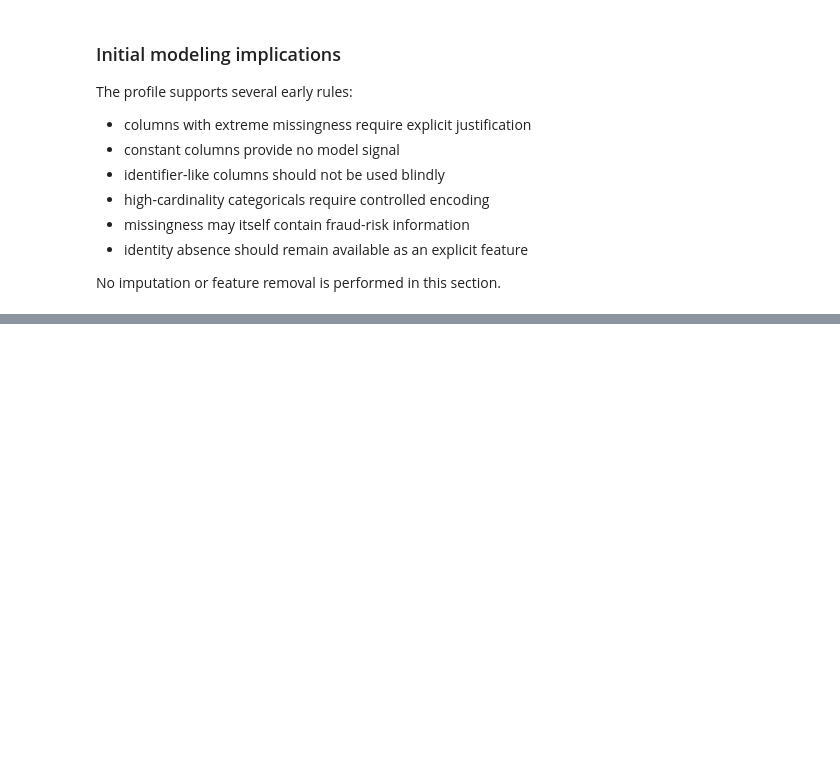
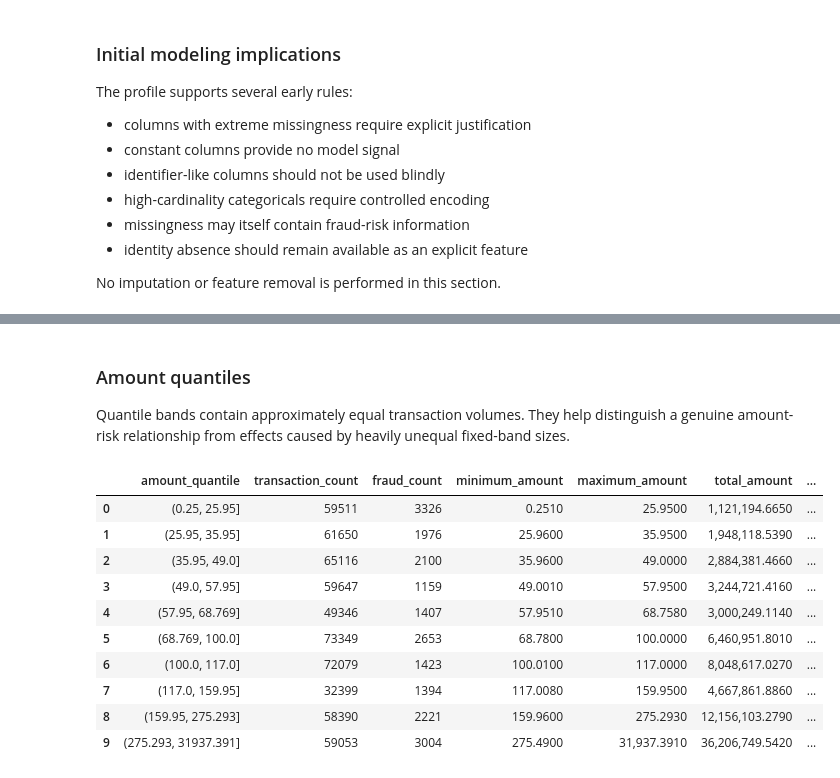
Before and after one commit to kivancfk/riskflow-payguard, a Jupyter notebook: notebooks/01_eda.ipynb, the cells around one changed output, grey strips where cells are left out. Cells and saved outputs as stored; diff of their text form; code cells hidden in the pictures; blank space fills up the shorter version.

Commit message:
feat: analyze transaction amount fraud patterns

```diff
--- a/notebooks/01_eda.ipynb
+++ b/notebooks/01_eda.ipynb
@@ -621,0 +868,53 @@ No imputation or feature removal is performed in this section.
+# %% [markdown]
+### Amount quantiles
+
+Quantile bands contain approximately equal transaction volumes. They help
+distinguish a genuine amount-risk relationship from effects caused by heavily
+unequal fixed-band sizes.
+# %%
+amount_analysis["amount_quantile"] = pd.qcut(
+    amount_analysis[AMOUNT_COLUMN],
+    q=10,
+    duplicates="drop",
+)
+
+quantile_amount_summary = (
+    amount_analysis
+    .groupby(
+        "amount_quantile",
+        observed=False,
+    )
+    .agg(
+        transaction_count=(TARGET_COLUMN, "size"),
+        fraud_count=(TARGET_COLUMN, "sum"),
+        minimum_amount=(AMOUNT_COLUMN, "min"),
+        maximum_amount=(AMOUNT_COLUMN, "max"),
+        total_amount=(AMOUNT_COLUMN, "sum"),
+        fraud_amount=("fraud_amount", "sum"),
+    )
+    .reset_index()
+)
+
+quantile_amount_summary["fraud_rate"] = (
+    quantile_amount_summary["fraud_count"]
+    / quantile_amount_summary["transaction_count"]
+)
+
+quantile_amount_summary["fraud_capture_share"] = (
+    quantile_amount_summary["fraud_count"]
+    / quantile_amount_summary["fraud_count"].sum()
+)
+
+display(quantile_amount_summary)
+# %% [output]
+|  | amount_quantile | transaction_count | fraud_count | minimum_amount | maximum_amount | total_amount | ... |
+| 0 | (0.25, 25.95] | 59511 | 3326 | 0.2510 | 25.9500 | 1,121,194.6650 | ... |
+| 1 | (25.95, 35.95] | 61650 | 1976 | 25.9600 | 35.9500 | 1,948,118.5390 | ... |
+| 2 | (35.95, 49.0] | 65116 | 2100 | 35.9600 | 49.0000 | 2,884,381.4660 | ... |
+| 3 | (49.0, 57.95] | 59647 | 1159 | 49.0010 | 57.9500 | 3,244,721.4160 | ... |
+| 4 | (57.95, 68.769] | 49346 | 1407 | 57.9510 | 68.7580 | 3,000,249.1140 | ... |
+| 5 | (68.769, 100.0] | 73349 | 2653 | 68.7800 | 100.0000 | 6,460,951.8010 | ... |
+| 6 | (100.0, 117.0] | 72079 | 1423 | 100.0100 | 117.0000 | 8,048,617.0270 | ... |
+| 7 | (117.0, 159.95] | 32399 | 1394 | 117.0080 | 159.9500 | 4,667,861.8860 | ... |
+| 8 | (159.95, 275.293] | 58390 | 2221 | 159.9600 | 275.2930 | 12,156,103.2790 | ... |
+| 9 | (275.293, 31937.391] | 59053 | 3004 | 275.4900 | 31,937.3910 | 36,206,749.5420 | ... |
```
Also changed, not shown: parts of 8 cells of this notebook.
